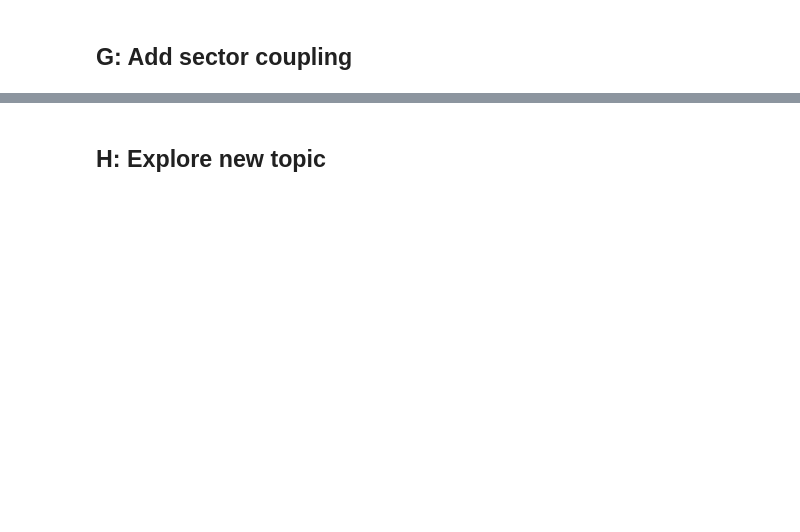
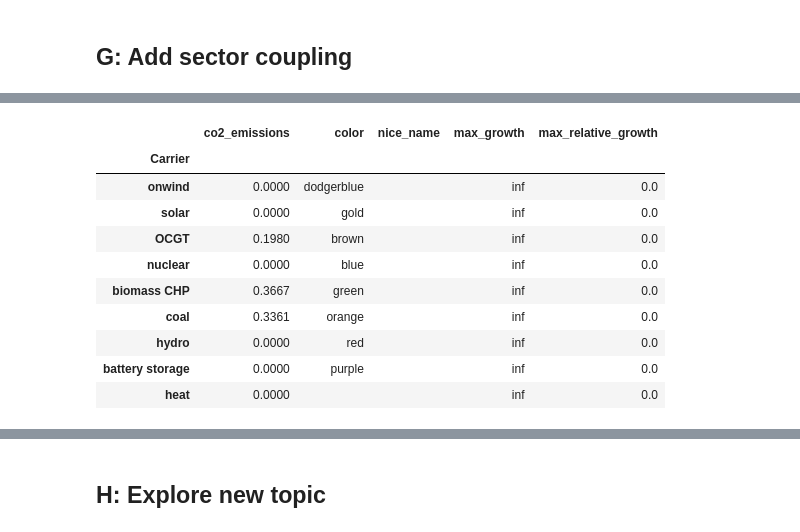
Before and after one commit to NicolineSimoneDTU/Integrated_Project, a Jupyter notebook: project.ipynb, the cells around one changed output, grey strips where cells are left out. Saved outputs shown, nothing was run; the diff lists cells and outputs as text; code cells hidden in the pictures; blank space fills up the shorter version.

```diff
--- a/project.ipynb
+++ b/project.ipynb
@@ -915 +962,15 @@ network.links_t.efficiency
 8760 rows × 3 columns
+# %%
+network.carriers
+# %% [output]
+|  | co2_emissions | color | nice_name | max_growth | max_relative_growth |
+| Carrier |  |  |  |  |  |
+| onwind | 0.0000 | dodgerblue |  | inf | 0.0 |
+| solar | 0.0000 | gold |  | inf | 0.0 |
+| OCGT | 0.1980 | brown |  | inf | 0.0 |
+| nuclear | 0.0000 | blue |  | inf | 0.0 |
+| biomass CHP | 0.3667 | green |  | inf | 0.0 |
+| coal | 0.3361 | orange |  | inf | 0.0 |
+| hydro | 0.0000 | red |  | inf | 0.0 |
+| battery storage | 0.0000 | purple |  | inf | 0.0 |
+| heat | 0.0000 |  |  | inf | 0.0 |
```
Also changed, not shown: parts of 22 cells of this notebook.
